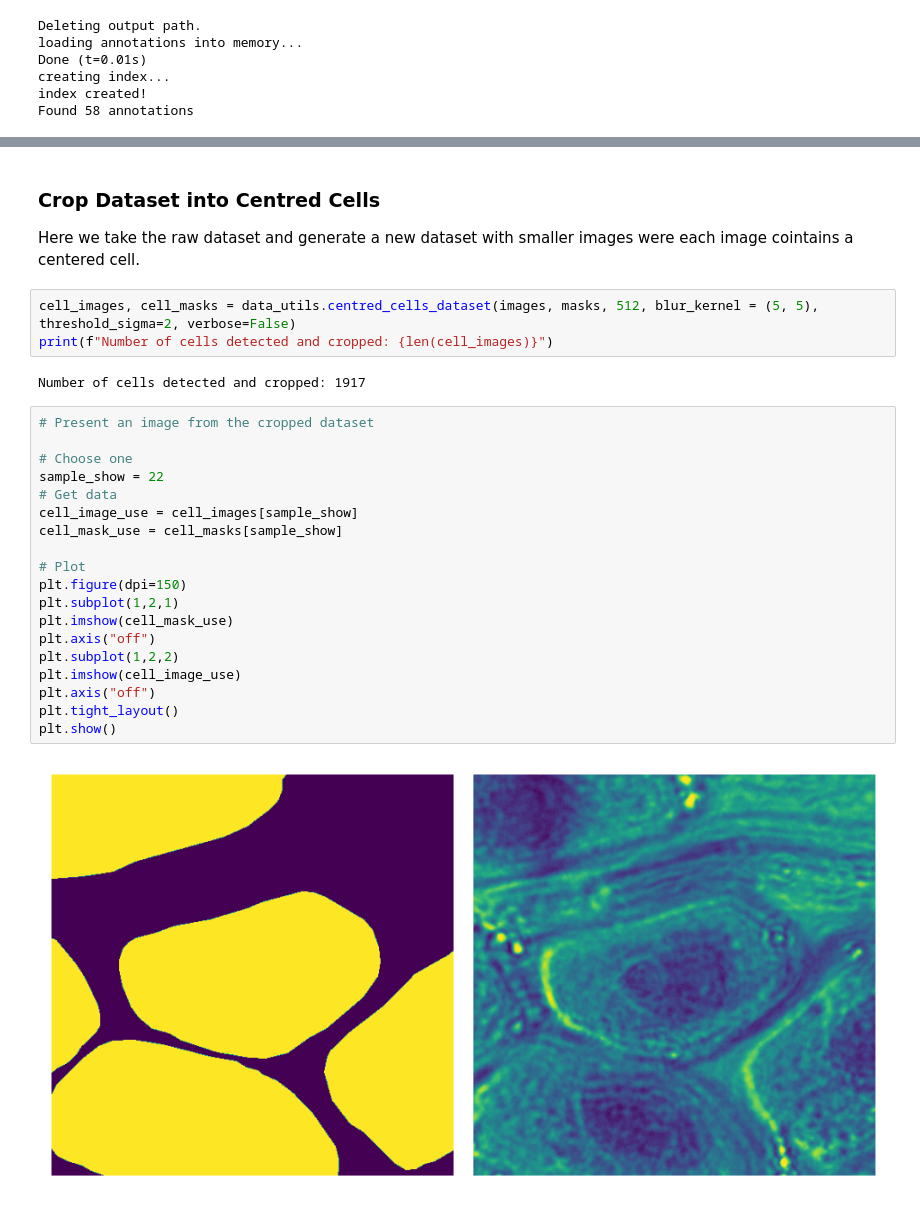
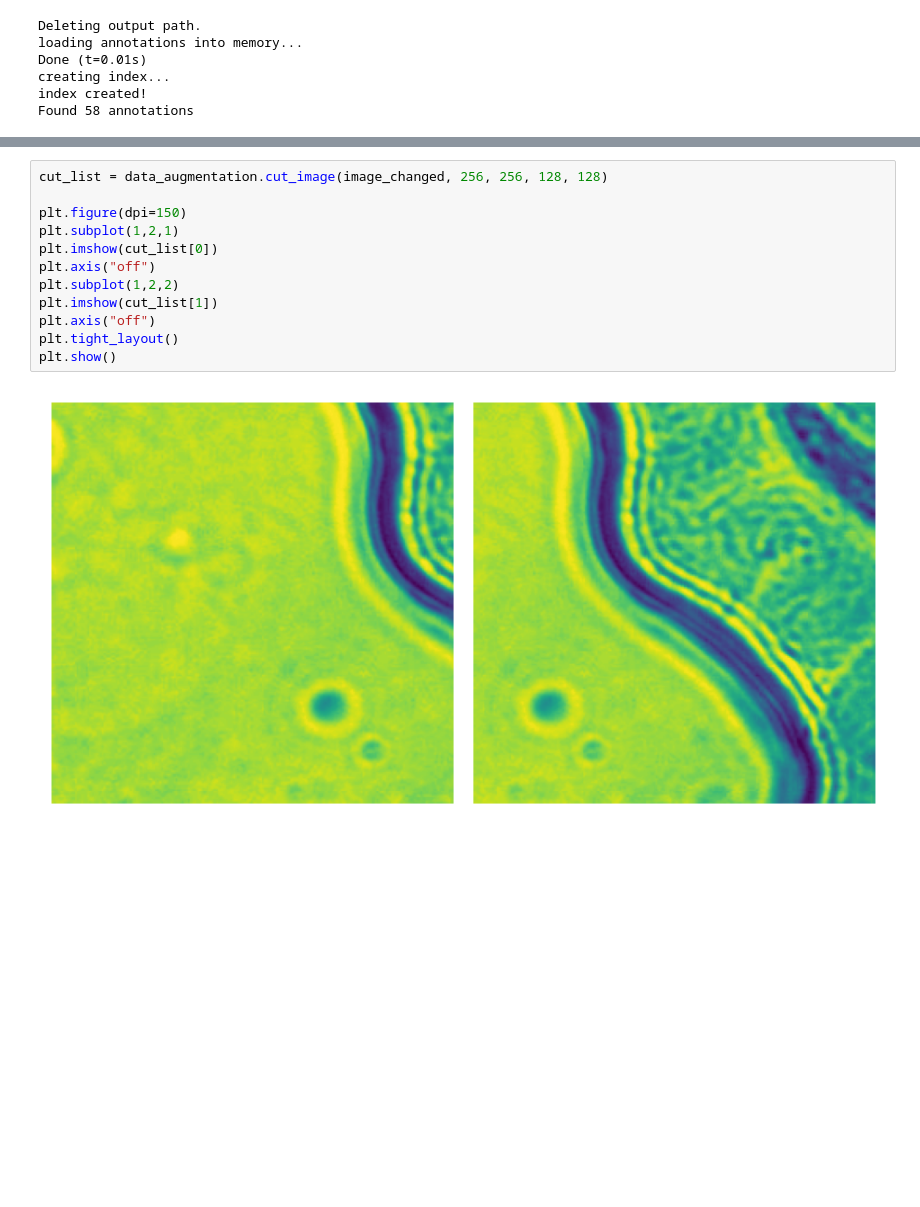
Before and after one commit to RawthiL/giar_ina_dev, a Jupyter notebook: notebooks/data_tests.ipynb, the cells around one changed output, grey strips where cells are left out. Cells and saved outputs as stored; diff of their text form; blank space fills up the shorter version.

```diff
--- a/notebooks/data_tests.ipynb
+++ b/notebooks/data_tests.ipynb
@@ -88,30 +71,14 @@ plt.show()
-# %% [markdown]
-### Crop Dataset into Centred Cells
-
-Here we take the raw dataset and generate a new dataset with smaller images were each image cointains a centered cell.
-# %%
-cell_images, cell_masks = data_utils.centred_cells_dataset(images, masks, 512, blur_kernel = (5, 5), threshold_sigma=2, verbose=False)
-print(f"Number of cells detected and cropped: {len(cell_images)}")
-# %% [output]
-Number of cells detected and cropped: 1917
 # %%
-# Present an image from the cropped dataset
+cut_list = data_augmentation.cut_image(image_changed, 256, 256, 128, 128)
 
-# Choose one
-sample_show = 22
-# Get data
-cell_image_use = cell_images[sample_show]
-cell_mask_use = cell_masks[sample_show]
-
-# Plot
 plt.figure(dpi=150)
 plt.subplot(1,2,1)
-plt.imshow(cell_mask_use)
+plt.imshow(cut_list[0])
 plt.axis("off")
 plt.subplot(1,2,2)
-plt.imshow(cell_image_use)
+plt.imshow(cut_list[1])
 plt.axis("off")
 plt.tight_layout()
 plt.show()
 # %% [output]
-[figure, old version]
+[figure, new version]
```
Also changed, not shown: parts of 20 cells of this notebook, 2 other files.
